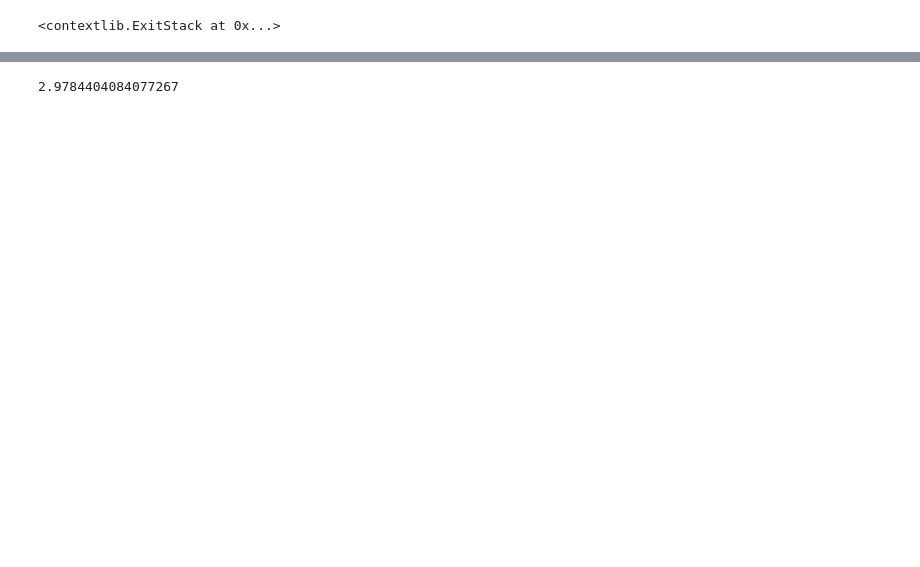
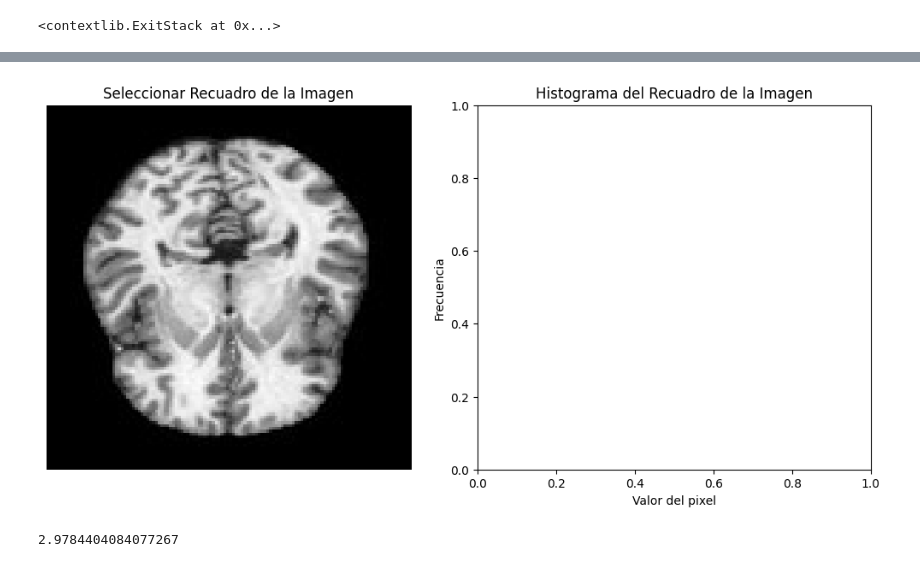
Before and after one commit to josulas/Biomedical-Image-Processing-Final-Assignment, a Jupyter notebook: tests.ipynb, the cells around one changed output, grey strips where cells are left out. Saved outputs shown, nothing was run; the diff lists cells and outputs as text; code cells hidden in the pictures; blank space fills up the shorter version.

```diff
--- a/tests.ipynb
+++ b/tests.ipynb
@@ -55,34 +58,35 @@ def select_callback(eclick, erelease):
     image_selection = image[int(y1):int(y2), int(x1):int(x2)]
     image_selection_hist = img2hist(image_selection)
     axs_selection[1].clear()
     plot_hist(image_selection_hist, **{'title': 'Histograma del Recuadro de la Imagen',
                                   'xlabel': 'Valor del pixel',
                                   'ylabel': 'Frecuencia',
                                   'figure': fig_selection,
                                   'ax': axs_selection[1],
                                   'show': False})
     fig_selection.canvas.draw_idle()
 
 if 'fig_selection' in globals():
     plt.close(fig_selection)
 fig_selection = plt.figure(layout='constrained', num="Recuadro de la Imagen e Histograma", figsize=(10, 5))
 axs_selection = fig_selection.subplots(1, 2)
 draw_grayscale_image(image, axs_selection[0])
 axs_selection[0].set_title('Seleccionar Recuadro de la Imagen')
 axs_selection[1].set_title('Histograma del Recuadro de la Imagen')
 axs_selection[1].set_xlabel('Valor del pixel')
 axs_selection[1].set_ylabel('Frecuencia')
 selector = RectangleSelector(axs_selection[0], select_callback,
                              useblit=True,
                              button=[1, 3],  # disable middle button
                              minspanx=5, minspany=5,
                              spancoords='pixels',
                              interactive=True)
 selector.set_active(True)
-fig_selection.show()
+fig_selection
 # %% [output]
 [interactive output not drawn]
 [interactive output not drawn]
+[figure, added]
 # %%
 print(np.std(image_selection))
 # %% [output]
```
Also changed, not shown: parts of 3 cells of this notebook, 2 other files.
